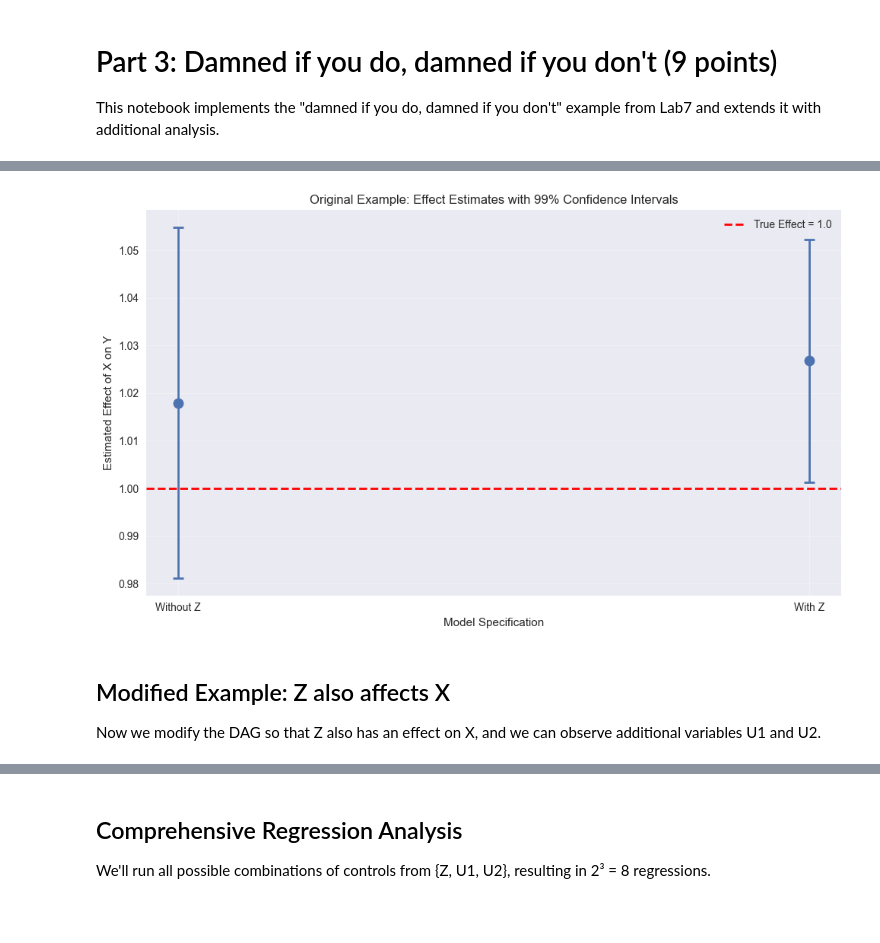
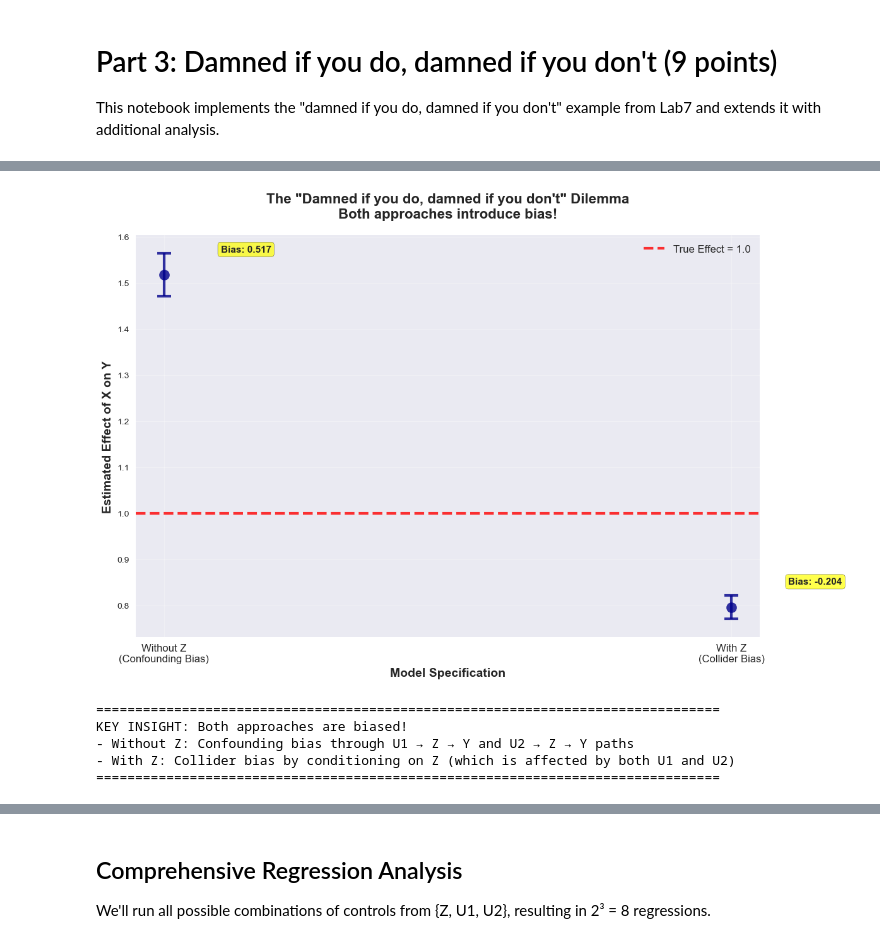
Before and after one commit to gsaco/DAGs_CausalML, a Jupyter notebook: Python/scripts/Part3_Python.ipynb, the cells around one changed output, grey strips where cells are left out. Cells and saved outputs as stored; diff of their text form; code cells hidden in the pictures; blank space fills up the shorter version.

```diff
--- a/Python/scripts/Part3_Python.ipynb
+++ b/Python/scripts/Part3_Python.ipynb
@@ -84,35 +140,51 @@ True effect:       1.0000
 # %%
-# Plot coefficients for original example
-plt.figure(figsize=(10, 6))
+# Plot coefficients to visualize the dilemma
+plt.figure(figsize=(12, 8))
 
-models = ['Without Z', 'With Z']
-coefficients = [coef1_orig, coef2_orig]
-ci_lower = [ci1_orig[0], ci2_orig[0]]
-ci_upper = [ci1_orig[1], ci2_orig[1]]
+models = ['Without Z\n(Confounding Bias)', 'With Z\n(Collider Bias)']
+coefficients = [coef1, coef2]
+ci_lower = [ci1.iloc[0], ci2.iloc[0]]
+ci_upper = [ci1.iloc[1], ci2.iloc[1]]
 
 error_lower = [coef - lower for coef, lower in zip(coefficients, ci_lower)]
 error_upper = [upper - coef for coef, upper in zip(coefficients, ci_upper)]
 
 x_pos = range(len(models))
-plt.errorbar(x_pos, coefficients, yerr=[error_lower, error_upper],
-             fmt='o', capsize=5, capthick=2, markersize=10, linewidth=2)
+bars = plt.errorbar(x_pos, coefficients, yerr=[error_lower, error_upper],
+                   fmt='o', capsize=8, capthick=3, markersize=12, linewidth=3,
+                   color='darkblue', ecolor='darkblue', alpha=0.8)
 
 # Add true effect line
-plt.axhline(y=true_effect, color='red', linestyle='--', linewidth=2,
-            label=f'True Effect = {true_effect}')
+plt.axhline(y=true_effect, color='red', linestyle='--', linewidth=3,
+            label=f'True Effect = {true_effect}', alpha=0.8)
 
-plt.xlabel('Model Specification')
-plt.ylabel('Estimated Effect of X on Y')
-plt.title('Original Example: Effect Estimates with 99% Confidence Intervals')
-plt.xticks(x_pos, models)
-plt.legend()
+# Add bias annotations
+for i, (coef, bias) in enumerate(zip(coefficients, [coef1 - true_effect, coef2 - true_effect])):
+    plt.annotate(f'Bias: {bias:.3f}',
+                xy=(i, coef), xytext=(i + 0.1, coef + 0.05),
+                fontsize=11, fontweight='bold',
+                bbox=dict(boxstyle="round,pad=0.3", facecolor='yellow', alpha=0.7))
+
+plt.xlabel('Model Specification', fontsize=14, fontweight='bold')
+plt.ylabel('Estimated Effect of X on Y', fontsize=14, fontweight='bold')
+plt.title('The "Damned if you do, damned if you don\'t" Dilemma\nBoth approaches introduce bias!',
+          fontsize=16, fontweight='bold', pad=20)
+plt.xticks(x_pos, models, fontsize=12)
+plt.legend(fontsize=12, loc='upper right')
 plt.grid(True, alpha=0.3)
 plt.tight_layout()
-plt.savefig(f'{output_dir}/part3_original_coefficients.png', dpi=300, bbox_inches='tight')
+plt.savefig(f'{output_dir}/part3_damned_coefficients.png', dpi=300, bbox_inches='tight')
 plt.show()
+
+print("\n" + "="*80)
+print("KEY INSIGHT: Both approaches are biased!")
+print("- Without Z: Confounding bias through U1 → Z → Y and U2 → Z → Y paths")
+print("- With Z: Collider bias by conditioning on Z (which is affected by both U1 and U2)")
+print("="*80)
 # %% [output]
-[figure, old version]
+[figure, new version]
+================================================================================
+KEY INSIGHT: Both approaches are biased!
+- Without Z: Confounding bias through U1 → Z → Y and U2 → Z → Y paths
+- With Z: Collider bias by conditioning on Z (which is affected by both U1 and U2)
+================================================================================
-# %% [markdown]
-## Modified Example: Z also affects X
-
-Now we modify the DAG so that Z also has an effect on X, and we can observe additional variables U1 and U2.
```
Also changed, not shown: parts of 21 cells of this notebook, 40 other files.
